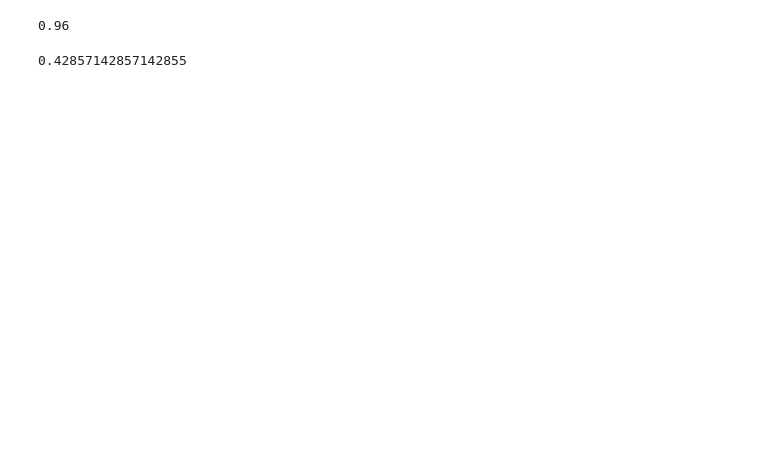
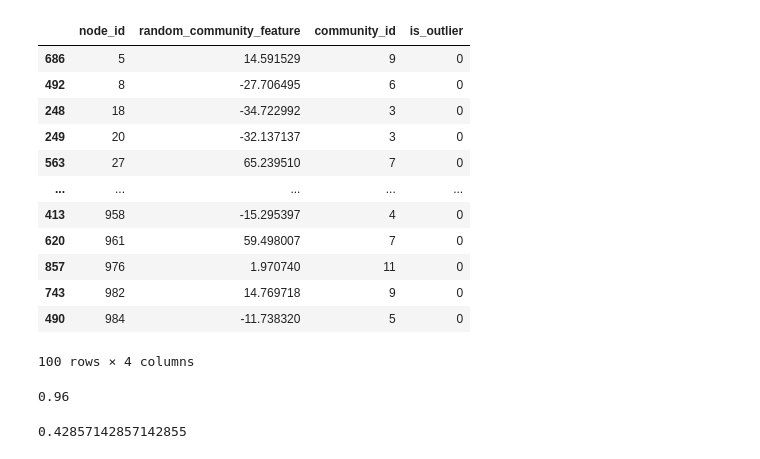
Before and after one commit to ashdehghan/NEExT, a Jupyter notebook: experiments/graph_splitter.ipynb, the cells around one changed output. Drawn from its saved outputs; the diff is of its cells as text; code cells hidden in the pictures; blank space fills up the shorter version.

Commit message:
Cosines

```diff
--- a/experiments/graph_splitter.ipynb
+++ b/experiments/graph_splitter.ipynb
@@ -283,0 +288,4 @@ out
+# %%
+from sklearn.metrics.pairwise import cosine_similarity, euclidean_distances
+
+df = ml_models.data_df
@@ -284,3 +350,24 @@ out
+# %%
+unknown_index = df.query('encoded_label == -1')['graph_id'].index
+# %%
+features_file_path = "../data/ABCDO-full/features.csv"
+_features = pd.read_csv(features_file_path)
+# _features['is_outlier'][ind]
+_features[_features.node_id.isin(unknown_index)].sort_values('node_id')
+# %% [output]
+|  | node_id | random_community_feature | community_id | is_outlier |
+| 686 | 5 | 14.591529 | 9 | 0 |
+| 492 | 8 | -27.706495 | 6 | 0 |
+| 248 | 18 | -34.722992 | 3 | 0 |
+| 249 | 20 | -32.137137 | 3 | 0 |
+| 563 | 27 | 65.239510 | 7 | 0 |
+| ... | ... | ... | ... | ... |
+| 413 | 958 | -15.295397 | 4 | 0 |
+| 620 | 961 | 59.498007 | 7 | 0 |
+| 857 | 976 | 1.970740 | 11 | 0 |
+| 743 | 982 | 14.769718 | 9 | 0 |
+| 490 | 984 | -11.738320 | 5 | 0 |
+100 rows × 4 columns
 # %%
 feature_cols = [col for col in self.data_df.columns
                        if col not in ["graph_id", "label", "encoded_label"]]
```
Also changed, not shown: parts of 12 cells of this notebook, 3 other files.
